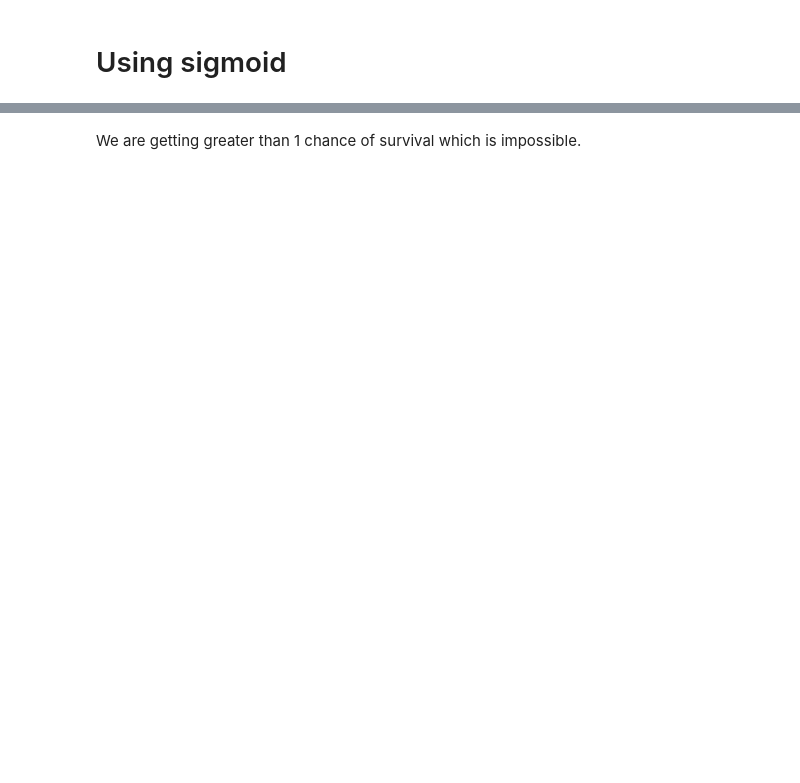
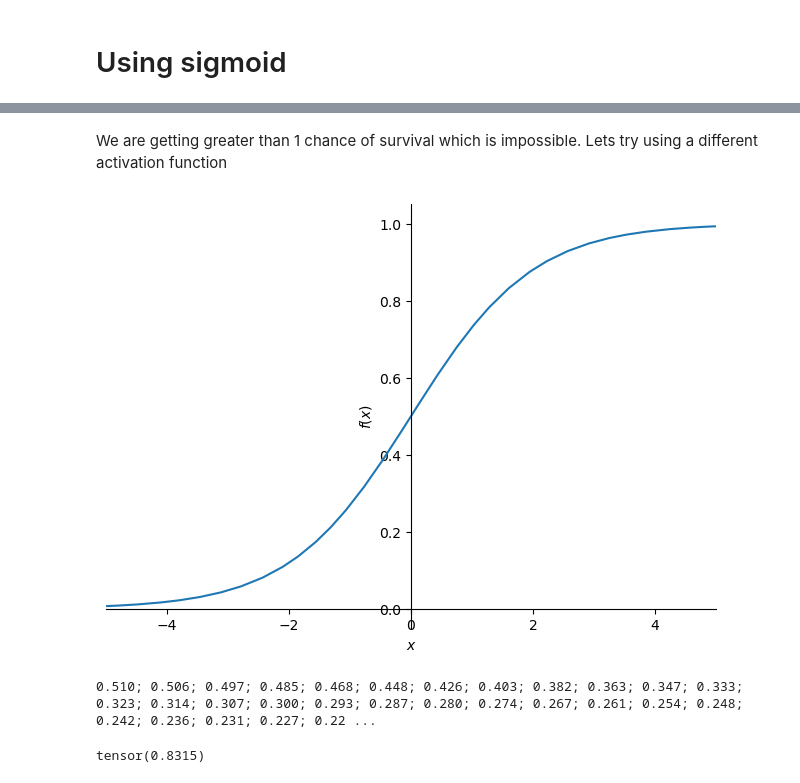
Before and after one commit to MostValue/fast-ai, a Jupyter notebook: Lesson5.ipynb, the cells around one changed output, grey strips where cells are left out. Saved outputs shown, nothing was run; the diff lists cells and outputs as text; code cells hidden in the pictures; blank space fills up the shorter version.

```diff
--- a/Lesson5.ipynb
+++ b/Lesson5.ipynb
@@ -348,2 +331,7 @@ tensor([1.5807, 1.0871, 1.2888, 0.8131, 1.7181, 1.8396, 1.3277, 0.8132, 1.3202,
 # %% [markdown]
-We are getting greater than 1 chance of survival which is impossible.
+We are getting greater than 1 chance of survival which is impossible. Lets try using a different activation function
+# %%
+import sympy
+sympy.plot("1/(1+exp(-x))", xlim=(-5,5));
+# %% [output]
+[figure, added]
@@ -349,0 +340,8 @@ We are getting greater than 1 chance of survival which is impossible.
+# %%
+coeffs = train_model(30,0.2)
+# %% [output]
+0.510; 0.506; 0.497; 0.485; 0.468; 0.448; 0.426; 0.403; 0.382; 0.363; 0.347; 0.333; 0.323; 0.314; 0.307; 0.300; 0.293; 0.287; 0.280; 0.274; 0.267; 0.261; 0.254; 0.248; 0.242; 0.236; 0.231; 0.227; 0.22 ...
+# %%
+acc(coeffs)
+# %% [output]
+tensor(0.8315)
```
Also changed, not shown: parts of 34 cells of this notebook.
